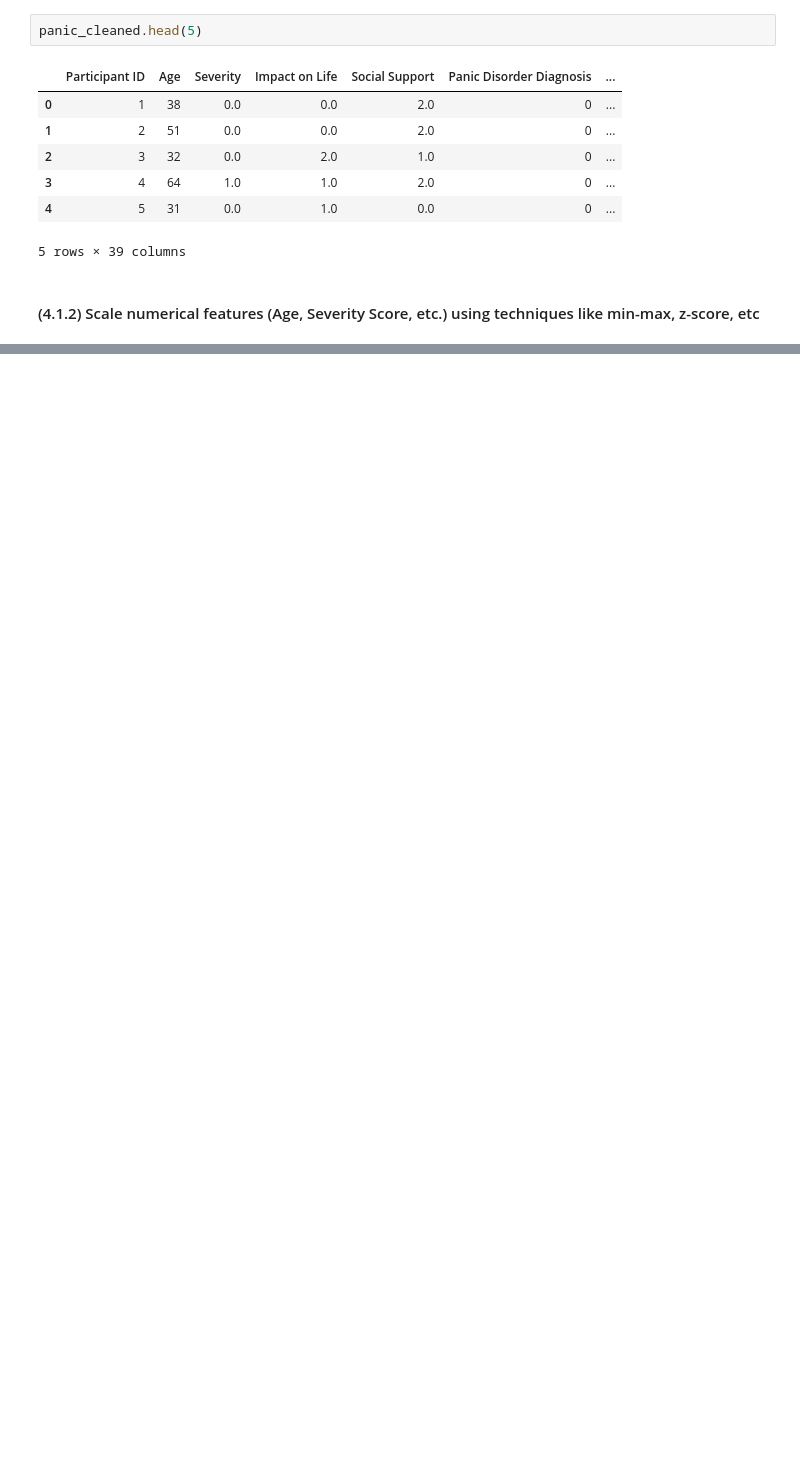
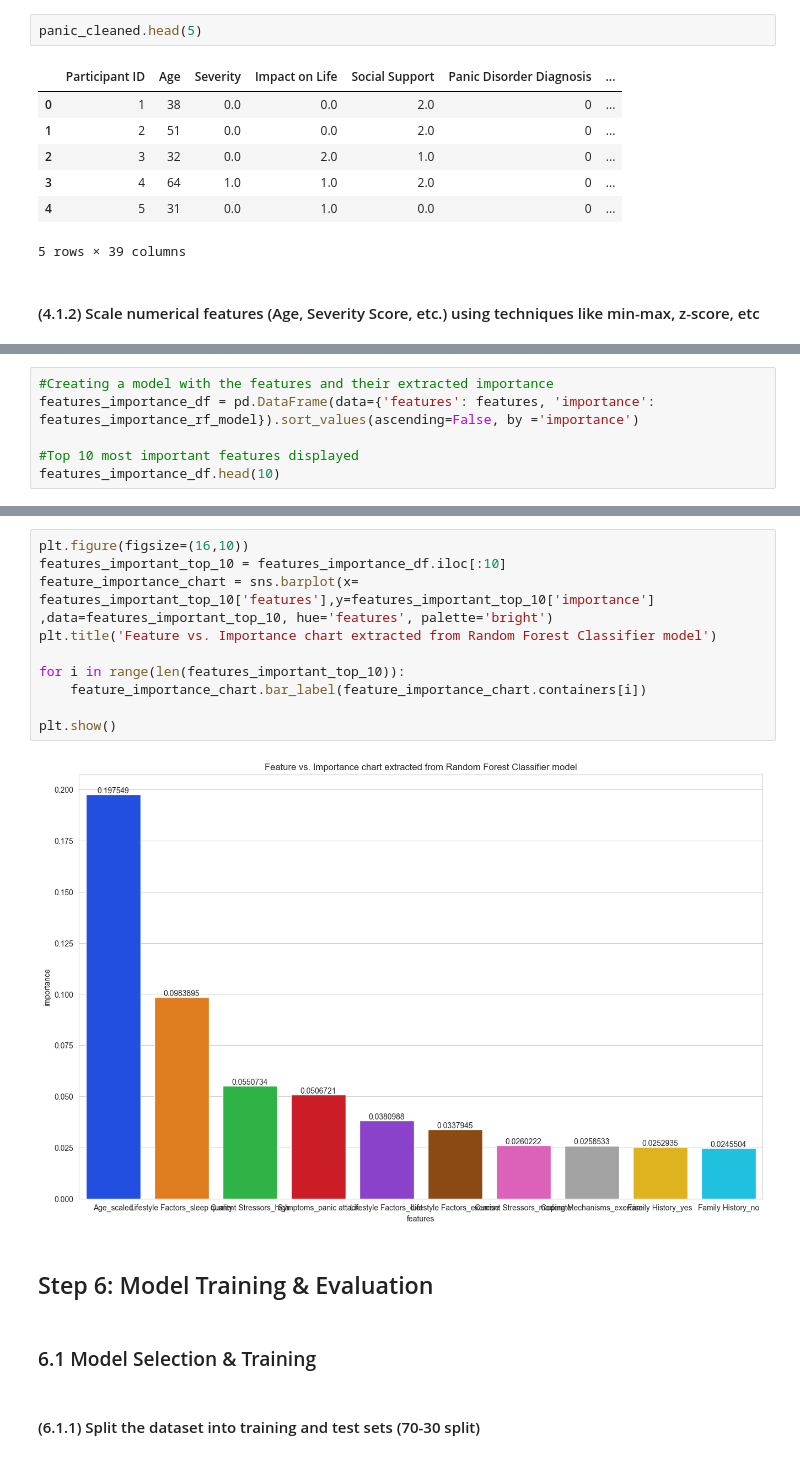
Before and after one commit to junaid9248/COSC-5610_Data-Mining, a Jupyter notebook: Final project/final_project.ipynb, the cells around one changed output, grey strips where cells are left out. Saved outputs shown, nothing was run; the diff lists cells and outputs as text; blank space fills up the shorter version.

```diff
--- a/Final project/final_project.ipynb
+++ b/Final project/final_project.ipynb
@@ -616,0 +745,6 @@ panic_cleaned.head(5)
+# %%
+#Creating a model with the features and their extracted importance
+features_importance_df = pd.DataFrame(data={'features': features, 'importance': features_importance_rf_model}).sort_values(ascending=False, by ='importance')
+
+#Top 10 most important features displayed
+features_importance_df.head(10)
@@ -616,0 +790,18 @@ panic_cleaned.head(5)
+# %%
+plt.figure(figsize=(16,10))
+features_important_top_10 = features_importance_df.iloc[:10]
+feature_importance_chart = sns.barplot(x= features_important_top_10['features'],y=features_important_top_10['importance'] ,data=features_important_top_10, hue='features', palette='bright')
+plt.title('Feature vs. Importance chart extracted from Random Forest Classifier model')
+
+for i in range(len(features_important_top_10)):
+    feature_importance_chart.bar_label(feature_importance_chart.containers[i])
+
+plt.show()
+# %% [output]
+[figure, added]
+# %% [markdown]
+## Step 6: Model Training & Evaluation
+# %% [markdown]
+### 6.1 Model Selection & Training
+# %% [markdown]
+#### (6.1.1) Split the dataset into training and test sets (70-30 split)
```
Also changed, not shown: parts of 87 cells of this notebook, 2 other files.
